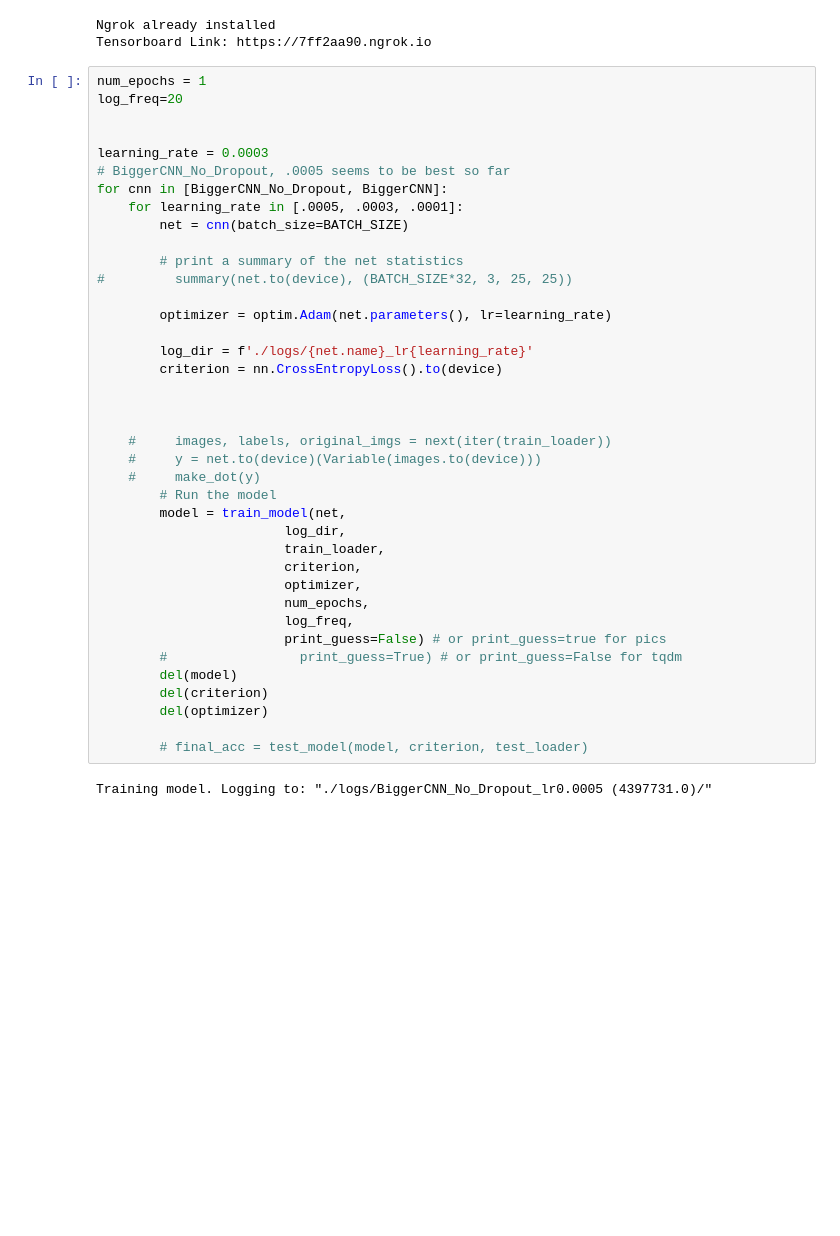
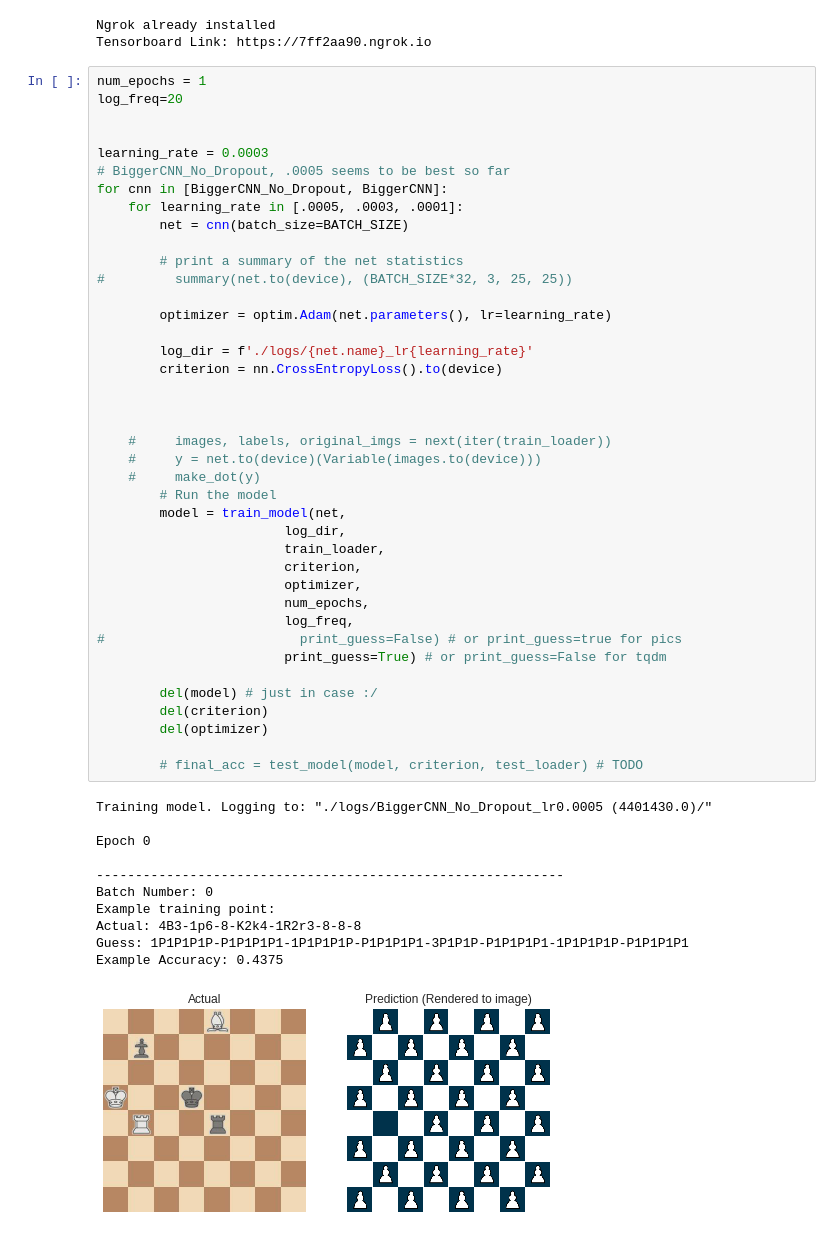
Before and after one commit to samryan18/chess-ray-vision, a Jupyter notebook: clean_notebooks/CNN_Model_v6.ipynb, the cells around one changed output. Cells and saved outputs as stored; diff of their text form; blank space fills up the shorter version.

```diff
--- a/clean_notebooks/CNN_Model_v6.ipynb
+++ b/clean_notebooks/CNN_Model_v6.ipynb
@@ -631,35 +603,46 @@ learning_rate = 0.0003
 # BiggerCNN_No_Dropout, .0005 seems to be best so far
 for cnn in [BiggerCNN_No_Dropout, BiggerCNN]:
     for learning_rate in [.0005, .0003, .0001]:
         net = cnn(batch_size=BATCH_SIZE)
 
         # print a summary of the net statistics
 #         summary(net.to(device), (BATCH_SIZE*32, 3, 25, 25))
 
         optimizer = optim.Adam(net.parameters(), lr=learning_rate)
 
         log_dir = f'./logs/{net.name}_lr{learning_rate}'
         criterion = nn.CrossEntropyLoss().to(device)
 
 
 
     #     images, labels, original_imgs = next(iter(train_loader))
     #     y = net.to(device)(Variable(images.to(device)))
     #     make_dot(y)
         # Run the model
         model = train_model(net,
                         log_dir,
                         train_loader,
                         criterion,
                         optimizer,
                         num_epochs,
                         log_freq,
-                        print_guess=False) # or print_guess=true for pics
-        #                 print_guess=True) # or print_guess=False for tqdm
-        del(model)
+#                         print_guess=False) # or print_guess=true for pics
+                        print_guess=True) # or print_guess=False for tqdm
+
+        del(model) # just in case :/
         del(criterion)
         del(optimizer)
 
-        # final_acc = test_model(model, criterion, test_loader)
+        # final_acc = test_model(model, criterion, test_loader) # TODO
 # %% [output]
-Training model. Logging to: "./logs/BiggerCNN_No_Dropout_lr0.0005 (4397731.0)/"
+Training model. Logging to: "./logs/BiggerCNN_No_Dropout_lr0.0005 (4401430.0)/"
+
+Epoch 0
+
+------------------------------------------------------------
+Batch Number: 0
+Example training point:
+Actual: 4B3-1p6-8-K2k4-1R2r3-8-8-8
+Guess: 1P1P1P1P-P1P1P1P1-1P1P1P1P-P1P1P1P1-3P1P1P-P1P1P1P1-1P1P1P1P-P1P1P1P1
+Example Accuracy: 0.4375
+[figure, added]
```
Also changed, not shown: parts of 7 cells of this notebook, 1 other file.
